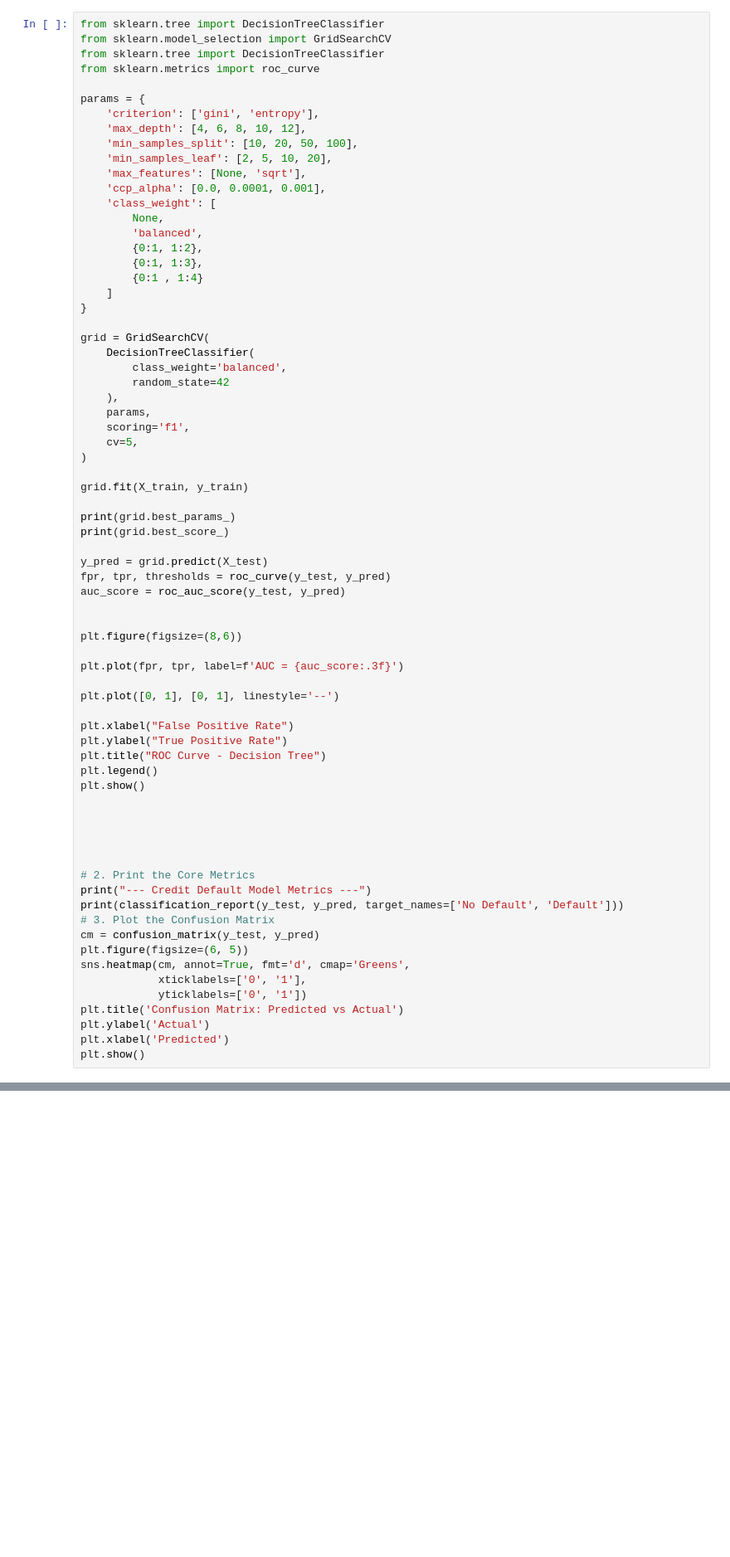
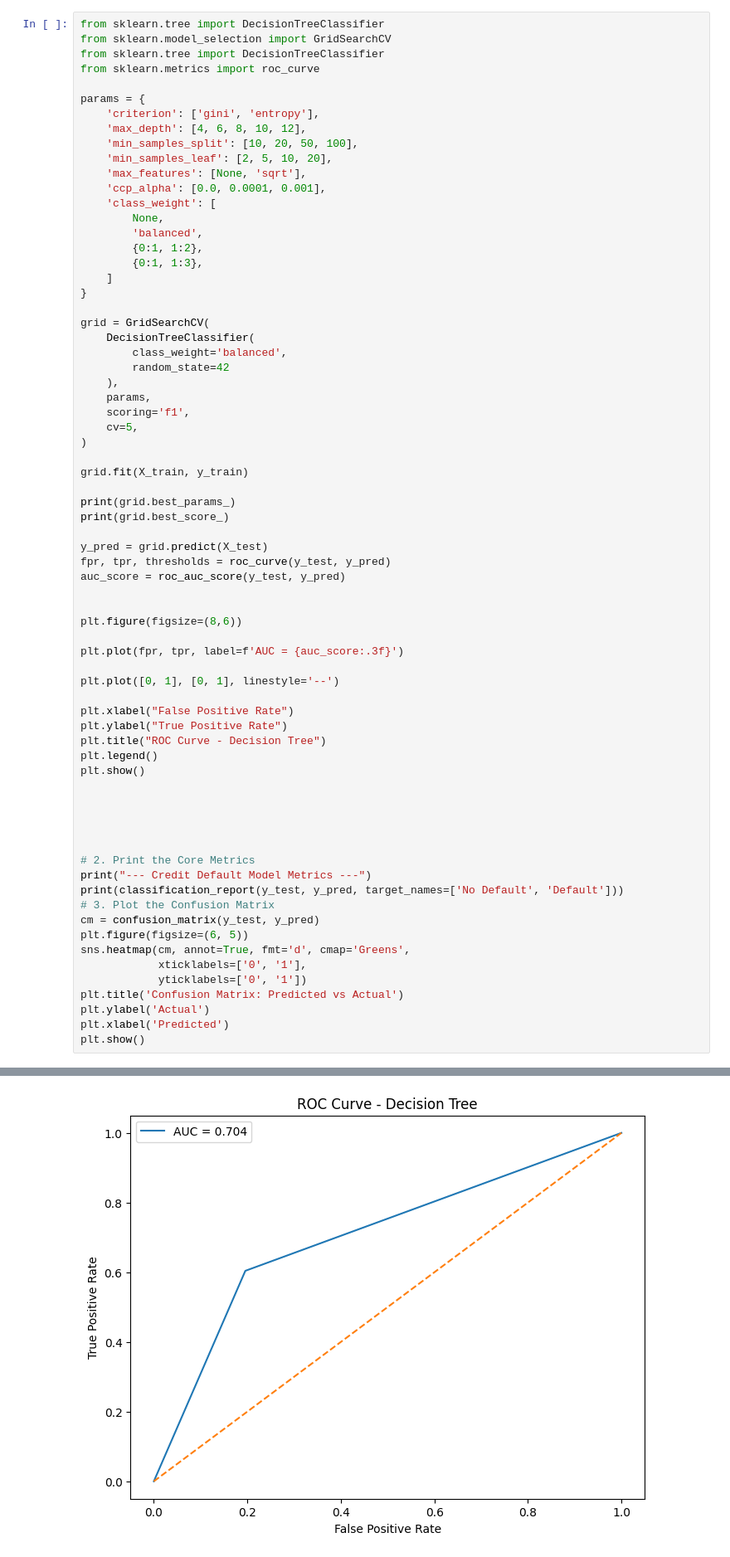
Before and after one commit to AhmedAyman12gh/credit-card-default-prediction, a Jupyter notebook: Phase1.ipynb, the cells around one changed output, grey strips where cells are left out. Shown at 83% size. Saved outputs shown, nothing was run; the diff lists cells and outputs as text; blank space fills up the shorter version.

```diff
--- a/Phase1.ipynb
+++ b/Phase1.ipynb
@@ -736,7 +736,6 @@ params = {
         'balanced',
         {0:1, 1:2},
         {0:1, 1:3},
-        {0:1 , 1:4}
     ]
 }
 
@@ -789,3 +788,4 @@ plt.title('Confusion Matrix: Predicted vs Actual')
 plt.ylabel('Actual')
 plt.xlabel('Predicted')
 plt.show()
+# %% [output]
@@ -791,0 +794 @@ plt.show()
+[figure, added]
```
Also changed, not shown: parts of 1 cell of this notebook.
